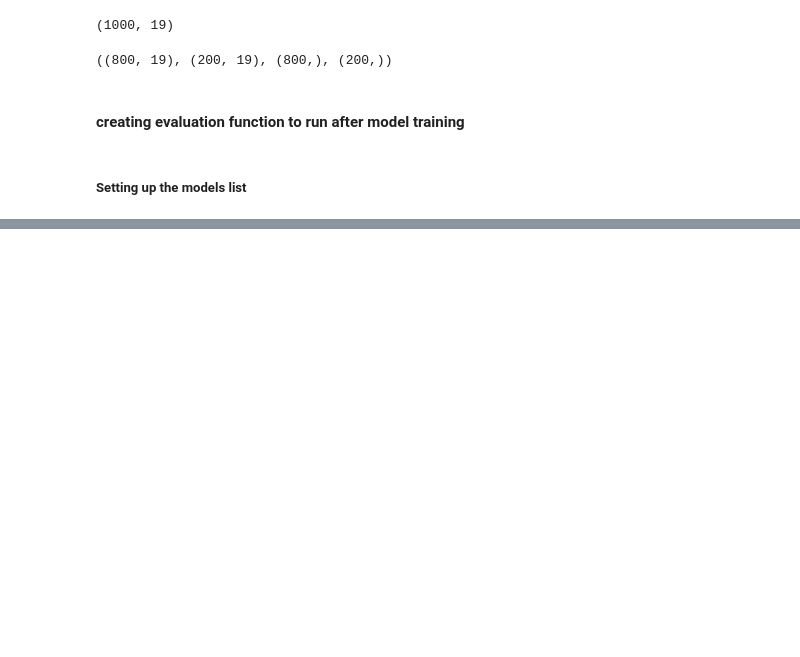
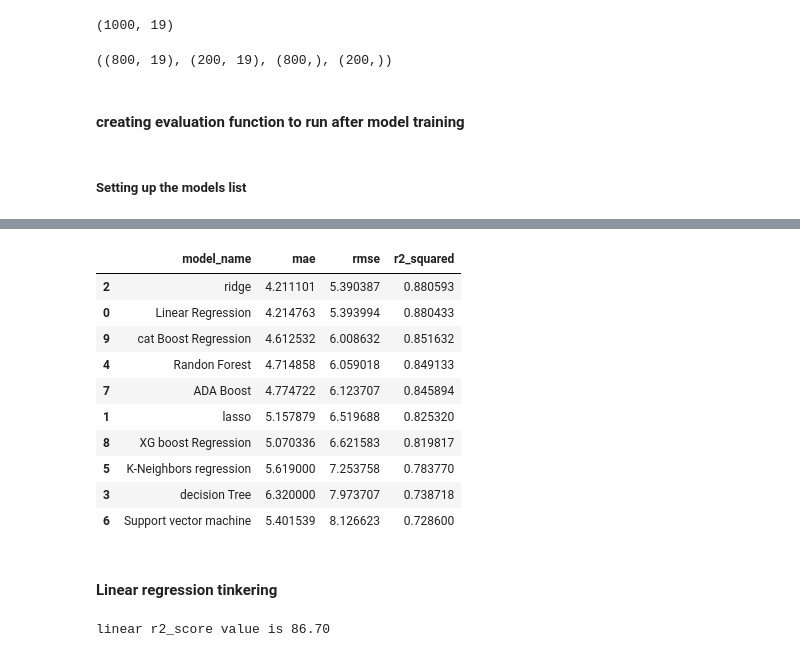
Before and after one commit to Dilipjh/ML_project_KN_YT, a Jupyter notebook: notebook/model_Training_dj.ipynb, the cells around one changed output, grey strips where cells are left out. Drawn from its saved outputs; the diff is of its cells as text; code cells hidden in the pictures; blank space fills up the shorter version.

Commit message:
edited model_training file and created data injestion file

```diff
--- a/notebook/model_Training_dj.ipynb
+++ b/notebook/model_Training_dj.ipynb
@@ -211,0 +210,25 @@ performance indicators for model:cat Boost Regression for test set are: mae = 4.
+# %%
+# reading the resutls in to a data frame
+pd.DataFrame(list(zip(models_list,mae_results_list, rmse_result_list,r2_squared_results_list)), columns=["model_name","mae","rmse","r2_squared"]).sort_values(by='r2_squared', ascending=False)
+# %% [output]
+|  | model_name | mae | rmse | r2_squared |
+| 2 | ridge | 4.211101 | 5.390387 | 0.880593 |
+| 0 | Linear Regression | 4.214763 | 5.393994 | 0.880433 |
+| 9 | cat Boost Regression | 4.612532 | 6.008632 | 0.851632 |
+| 4 | Randon Forest | 4.714858 | 6.059018 | 0.849133 |
+| 7 | ADA Boost | 4.774722 | 6.123707 | 0.845894 |
+| 1 | lasso | 5.157879 | 6.519688 | 0.825320 |
+| 8 | XG boost Regression | 5.070336 | 6.621583 | 0.819817 |
+| 5 | K-Neighbors regression | 5.619000 | 7.253758 | 0.783770 |
+| 3 | decision Tree | 6.320000 | 7.973707 | 0.738718 |
+| 6 | Support vector machine | 5.401539 | 8.126623 | 0.728600 |
+# %% [markdown]
+#### Linear regression tinkering
+# %%
+linear_model = LinearRegression(fit_intercept= True)
+linear_model= linear_model.fit(X_train, Y_train)
+y_linear_predict = linear_model.predict(X_test)
+r2_score_value = r2_score(y_linear_predict, Y_test)*100
+print("linear r2_score value is %.2f" %r2_score_value)
+# %% [output]
+linear r2_score value is 86.70
```
Also changed, not shown: parts of 5 cells of this notebook, 1 other file.
